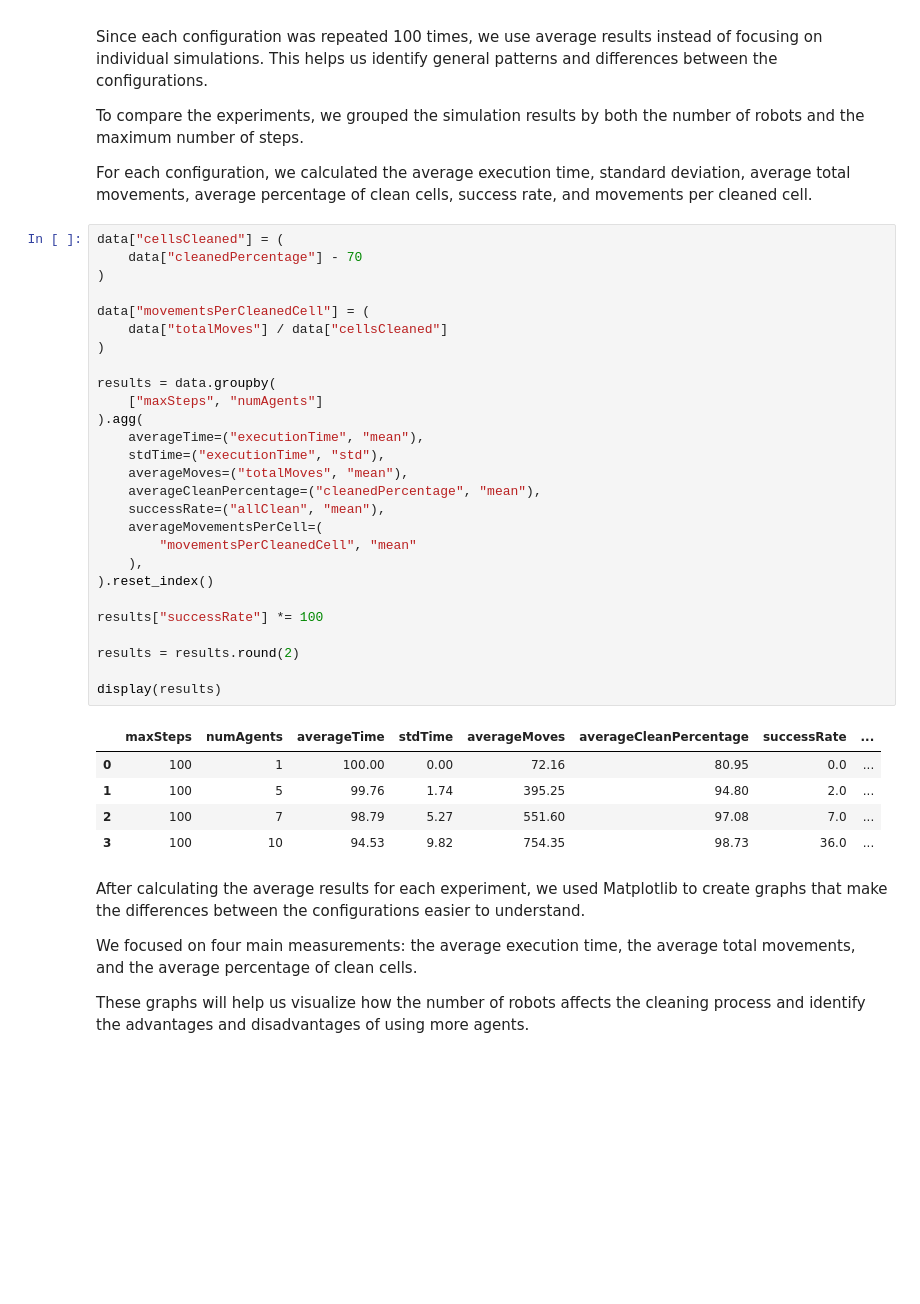
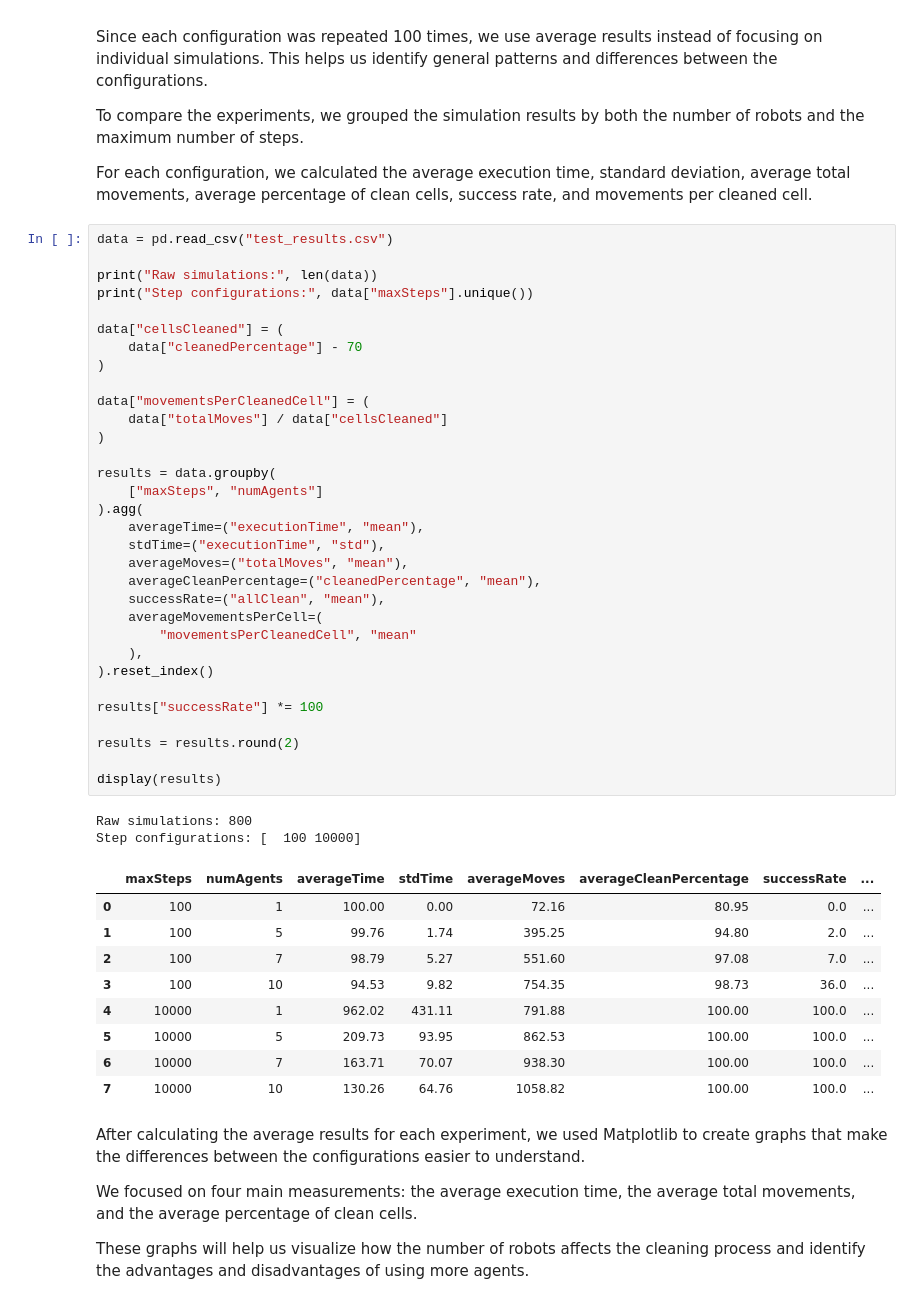
Before and after one commit to Adrisandoval2006/M1-Activity, a Jupyter notebook: Analysis.ipynb, the cells around one changed output. Drawn from its saved outputs; the diff is of its cells as text; blank space fills up the shorter version.

```diff
--- a/Analysis.ipynb
+++ b/Analysis.ipynb
@@ -240,38 +248,49 @@ To compare the experiments, we grouped the simulation results by both the number
 
 For each configuration, we calculated the average execution time, standard deviation, average total movements, average percentage of clean cells, success rate, and movements per cleaned cell.
 # %%
+data = pd.read_csv("test_results.csv")
+
+print("Raw simulations:", len(data))
+print("Step configurations:", data["maxSteps"].unique())
+
 data["cellsCleaned"] = (
     data["cleanedPercentage"] - 70
 )
 
 data["movementsPerCleanedCell"] = (
     data["totalMoves"] / data["cellsCleaned"]
 )
 
 results = data.groupby(
     ["maxSteps", "numAgents"]
 ).agg(
     averageTime=("executionTime", "mean"),
     stdTime=("executionTime", "std"),
     averageMoves=("totalMoves", "mean"),
     averageCleanPercentage=("cleanedPercentage", "mean"),
     successRate=("allClean", "mean"),
     averageMovementsPerCell=(
         "movementsPerCleanedCell", "mean"
     ),
 ).reset_index()
 
 results["successRate"] *= 100
 
 results = results.round(2)
 
 display(results)
 # %% [output]
+Raw simulations: 800
+Step configurations: [  100 10000]
 |  | maxSteps | numAgents | averageTime | stdTime | averageMoves | averageCleanPercentage | successRate | ... |
 | 0 | 100 | 1 | 100.00 | 0.00 | 72.16 | 80.95 | 0.0 | ... |
 | 1 | 100 | 5 | 99.76 | 1.74 | 395.25 | 94.80 | 2.0 | ... |
 | 2 | 100 | 7 | 98.79 | 5.27 | 551.60 | 97.08 | 7.0 | ... |
 | 3 | 100 | 10 | 94.53 | 9.82 | 754.35 | 98.73 | 36.0 | ... |
+| 4 | 10000 | 1 | 962.02 | 431.11 | 791.88 | 100.00 | 100.0 | ... |
+| 5 | 10000 | 5 | 209.73 | 93.95 | 862.53 | 100.00 | 100.0 | ... |
+| 6 | 10000 | 7 | 163.71 | 70.07 | 938.30 | 100.00 | 100.0 | ... |
+| 7 | 10000 | 10 | 130.26 | 64.76 | 1058.82 | 100.00 | 100.0 | ... |
 # %% [markdown]
 After calculating the average results for each experiment, we used Matplotlib to create graphs that make the differences between the configurations easier to understand.
 
```
Also changed, not shown: parts of 6 cells of this notebook.
